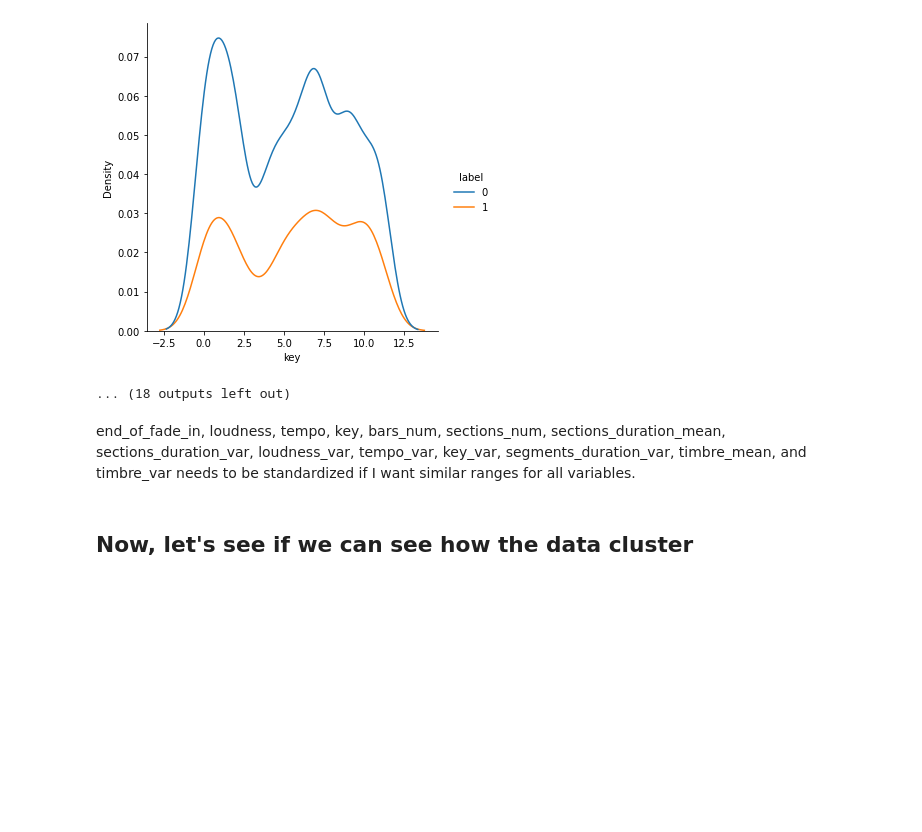
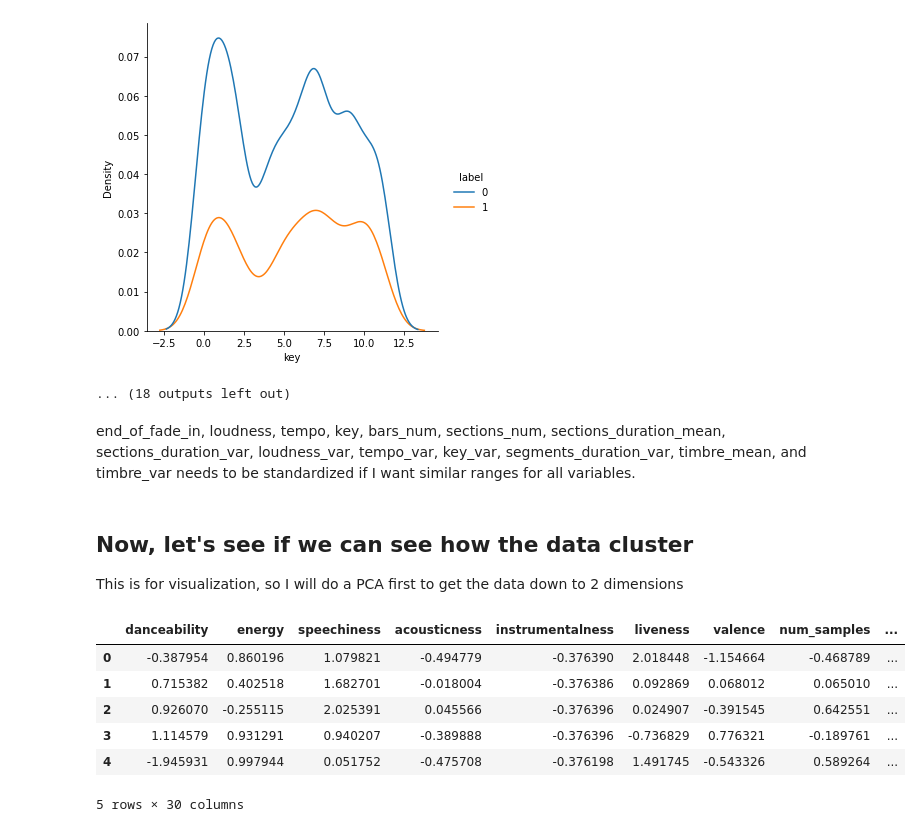
Before and after one commit to LingeJohnsen/Playlist-curator, a Jupyter notebook: Jazzy_notebook.ipynb, the cells around one changed output. Drawn from its saved outputs; the diff is of its cells as text; code cells hidden in the pictures; blank space fills up the shorter version.

Commit message:
Scaled features in analysis notebook

```diff
--- a/Jazzy_notebook.ipynb
+++ b/Jazzy_notebook.ipynb
@@ -307,5 +311,40 @@ for col in [feat for feat in features if feat not in cols_to_drop]:
 ... (18 outputs left out)
 # %% [markdown]
 end_of_fade_in, loudness, tempo, key, bars_num, sections_num, sections_duration_mean, sections_duration_var, loudness_var, tempo_var, key_var, segments_duration_var, timbre_mean, and timbre_var needs to be standardized if I want similar ranges for all variables.
+# %%
+scale_feats = [
+               'end_of_fade_in',
+               'loudness',
+               'tempo',
+               'key',
+               'bars_num',
+               'sections_num',
+               'sections_duration_mean',
+               'sections_duration_var',
+               'loudness_var',
+               'tempo_var',
+               'key_var',
+               'segments_duration_var',
+               'timbre_mean',
+               'timbre_var'
+              ]
+train_feats = [f for f in features if f not in cols_to_drop]
 # %% [markdown]
 ## Now, let's see if we can see how the data cluster
+
+This is for visualization, so I will do a PCA first to get the data down to 2 dimensions
+# %%
+# First standardize the features in need of standardization
+scaler = Pipeline(steps=[('scaler', StandardScaler())])
+
+scaled_df = pd.DataFrame(scaler.fit_transform(feat_df), columns=train_feats)
+# %%
+scaled_df.head()
+# %% [output]
+|  | danceability | energy | speechiness | acousticness | instrumentalness | liveness | valence | num_samples | ... |
+| 0 | -0.387954 | 0.860196 | 1.079821 | -0.494779 | -0.376390 | 2.018448 | -1.154664 | -0.468789 | ... |
+| 1 | 0.715382 | 0.402518 | 1.682701 | -0.018004 | -0.376386 | 0.092869 | 0.068012 | 0.065010 | ... |
+| 2 | 0.926070 | -0.255115 | 2.025391 | 0.045566 | -0.376396 | 0.024907 | -0.391545 | 0.642551 | ... |
+| 3 | 1.114579 | 0.931291 | 0.940207 | -0.389888 | -0.376396 | -0.736829 | 0.776321 | -0.189761 | ... |
+| 4 | -1.945931 | 0.997944 | 0.051752 | -0.475708 | -0.376198 | 1.491745 | -0.543326 | 0.589264 | ... |
+5 rows × 30 columns
```
Also changed, not shown: parts of 2 cells of this notebook.
